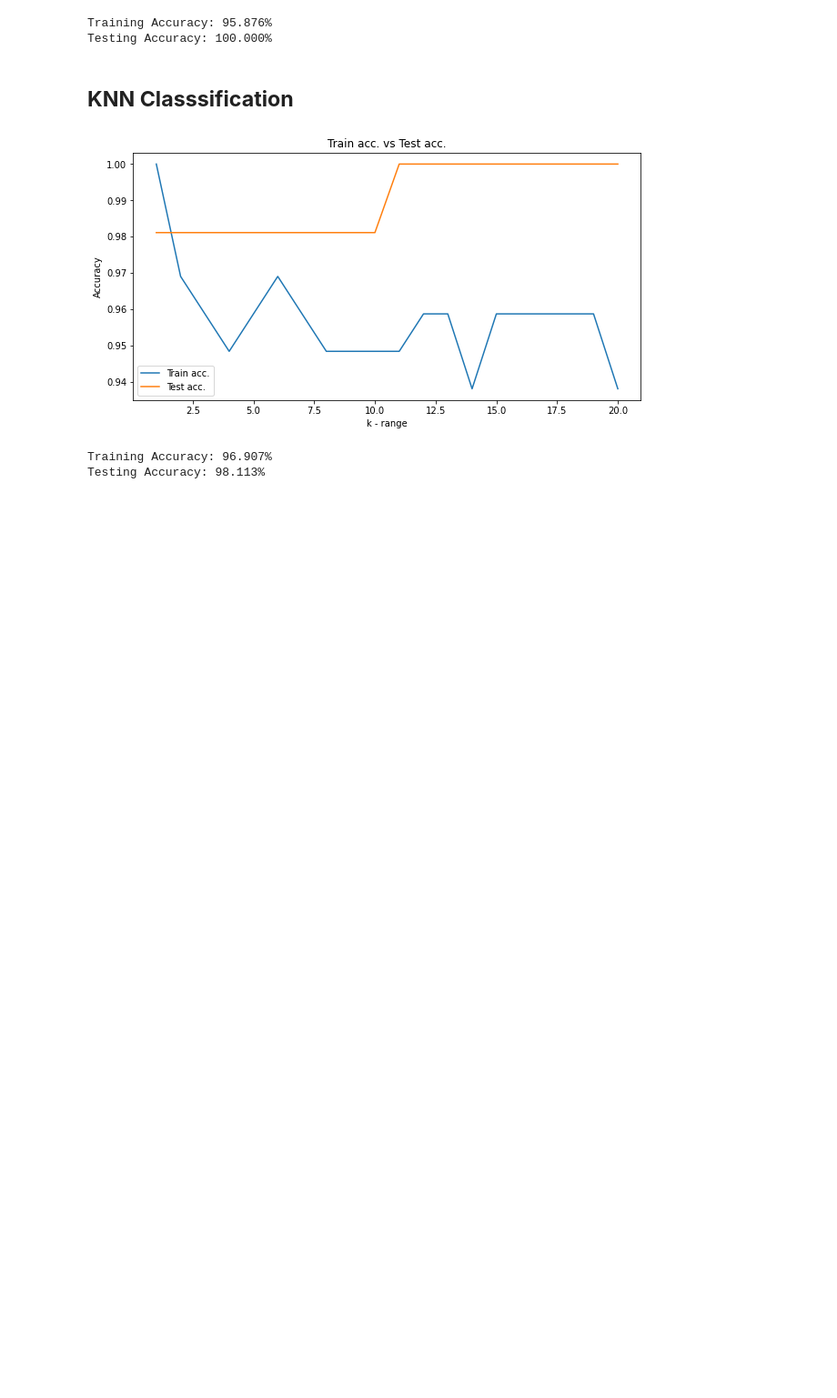
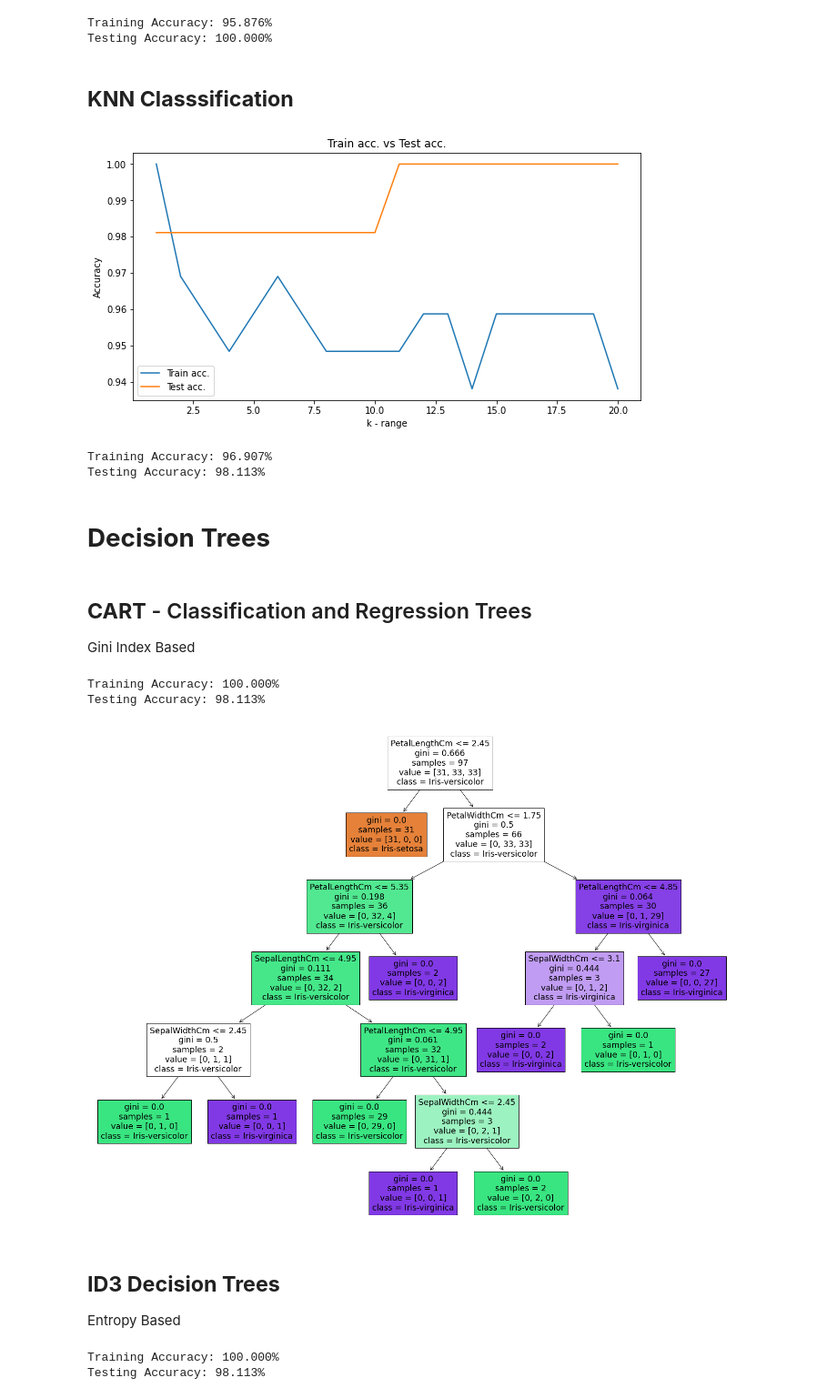
Before and after one commit to pravallika-1305/WISE_ML, a Jupyter notebook: Supervised_Learning.ipynb, the cells around one changed output. Shown: that part at 91% size. Drawn from its saved outputs; the diff is of its cells as text; code cells hidden in the pictures; blank space fills up the shorter version.

Commit message:
Day - 7, Decision Tree Classification & Regression

```diff
--- a/Supervised_Learning.ipynb
+++ b/Supervised_Learning.ipynb
@@ -124,3 +130,8 @@ print(f"Testing Accuracy: {accuracy_score(y_test, test_pred)*100:.3f}%")
 # %% [output]
 Training Accuracy: 96.907%
 Testing Accuracy: 98.113%
+# %% [markdown]
+# **Decision** **Trees**
+# %% [markdown]
+## **CART** - Classification and Regression Trees
+Gini Index Based
@@ -126,0 +141,33 @@ Testing Accuracy: 98.113%
+# %%
+dt_model = DecisionTreeClassifier(criterion='gini', max_depth=10, random_state=42)
+dt_model.fit(X_train, y_train)
+
+train_pred = dt_model.predict(X_train)
+test_pred =  dt_model.predict(X_test)
+
+print(f"Training Accuracy: {accuracy_score(y_train, train_pred)*100:.3f}%")
+print(f"Testing Accuracy: {accuracy_score(y_test, test_pred)*100:.3f}%")
+# %% [output]
+Training Accuracy: 100.000%
+Testing Accuracy: 98.113%
+# %%
+fig = plt.figure(figsize=(25, 20))
+plot_tree(dt_model, filled=True, feature_names=features.columns, class_names=data['Species'].unique())
+plt.show()
+# %% [output]
+[figure, added]
+# %% [markdown]
+## **ID3 Decision Trees**
+Entropy Based
+# %%
+dt_model = DecisionTreeClassifier(criterion='entropy', max_depth=10, random_state=42)
+dt_model.fit(X_train, y_train)
+
+train_pred = dt_model.predict(X_train)
+test_pred =  dt_model.predict(X_test)
+
+print(f"Training Accuracy: {accuracy_score(y_train, train_pred)*100:.3f}%")
+print(f"Testing Accuracy: {accuracy_score(y_test, test_pred)*100:.3f}%")
+# %% [output]
+Training Accuracy: 100.000%
+Testing Accuracy: 98.113%
```
Also changed, not shown: parts of 5 cells of this notebook.
